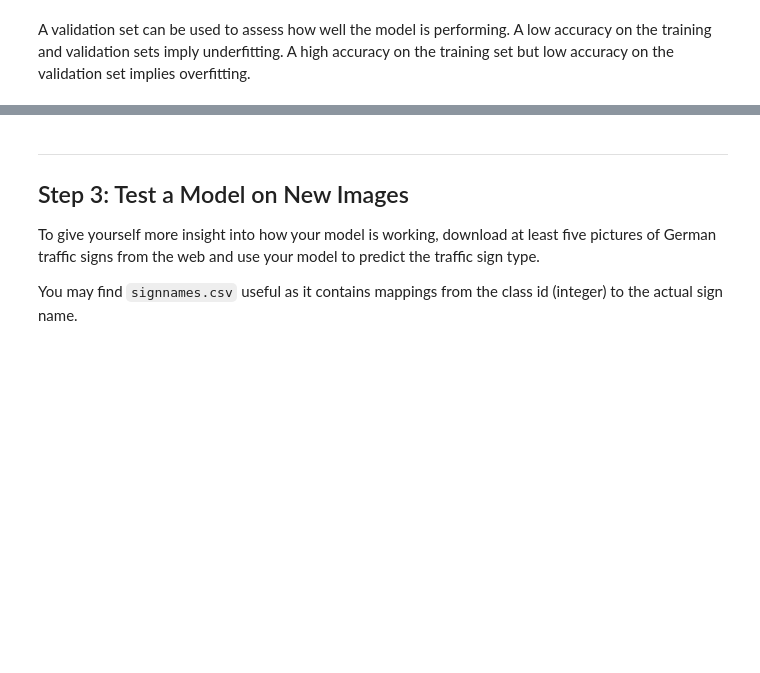
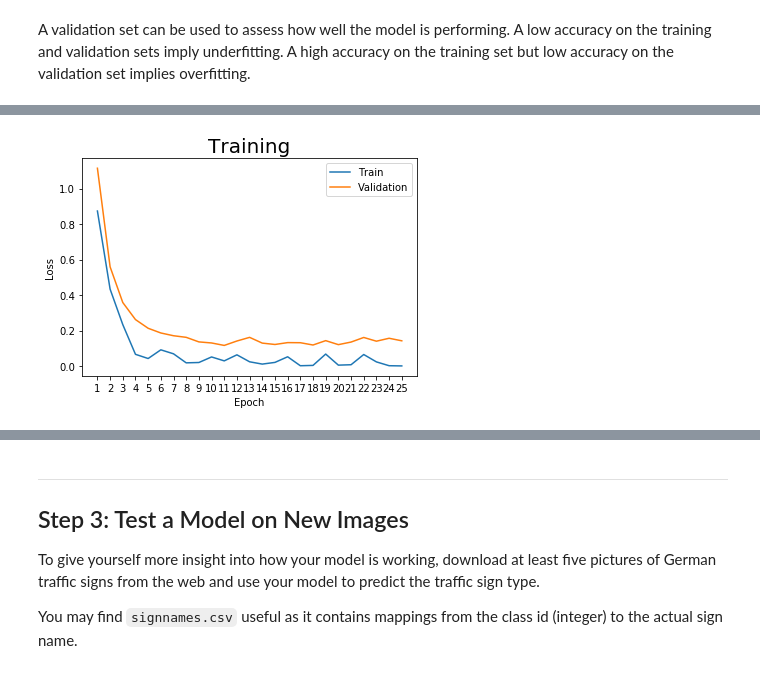
Before and after one commit to undo76/CarND-Traffic-Sign-Classifier-Project, a Jupyter notebook: Traffic_Sign_Classifier.ipynb, the cells around one changed output, grey strips where cells are left out. Saved outputs shown, nothing was run; the diff lists cells and outputs as text; code cells hidden in the pictures; blank space fills up the shorter version.

```diff
--- a/Traffic_Sign_Classifier.ipynb
+++ b/Traffic_Sign_Classifier.ipynb
@@ -397,10 +412,11 @@ tf.reset_default_graph()
 
 model = build_model(input_shape=X_train_pp.shape[1:], n_classes=n_classes)
 
-fit(model, X_train_pp, y_train, X_valid_pp, y_valid,
-      n_epochs=20,
-      learning_rate=0.0001,
-      keep_prob=0.5,
-      batch_size=64
-     )
+progress = fit(model, X_train_pp, y_train, X_valid_pp, y_valid,
+    n_epochs=25,
+    learning_rate=0.0001,
+    keep_prob=0.45,
+    batch_size=64,
+#     augment=augment(noise_std=0.2)
+   )
 # %% [output]
@@ -427,3 +440,17 @@ Epoch 20/20: T.Loss:  0.0008   T.Acc.: 100.00%   Val.Loss:  0.1058   Val.Acc:  9
+# %%
+def plot_training(losses, labels, title='Training'):
+    plt.title(title, fontsize=20)
+    plt.xlabel('Epoch')
+    plt.ylabel('Loss')
+    n_epochs=len(losses[0])
+    plt.xticks(np.arange(n_epochs), np.arange(1, n_epochs + 1))
+    for loss, label in zip(losses, labels):
+        plt.plot(loss, label=label)
+    plt.legend()
+# %%
+plot_training(progress, ('Train', 'Validation'))
+# %% [output]
+[figure, added]
 # %%
 from sklearn.metrics import classification_report, confusion_matrix
 
```
Also changed, not shown: parts of 18 cells of this notebook, 8 other files.
